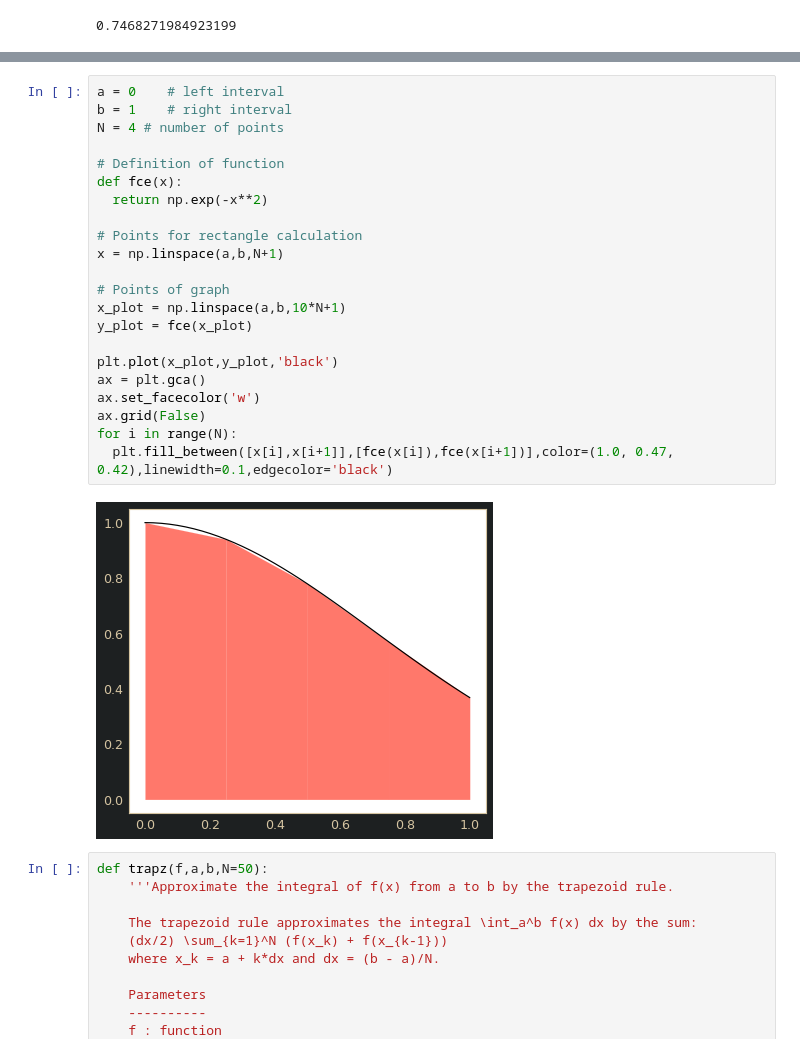
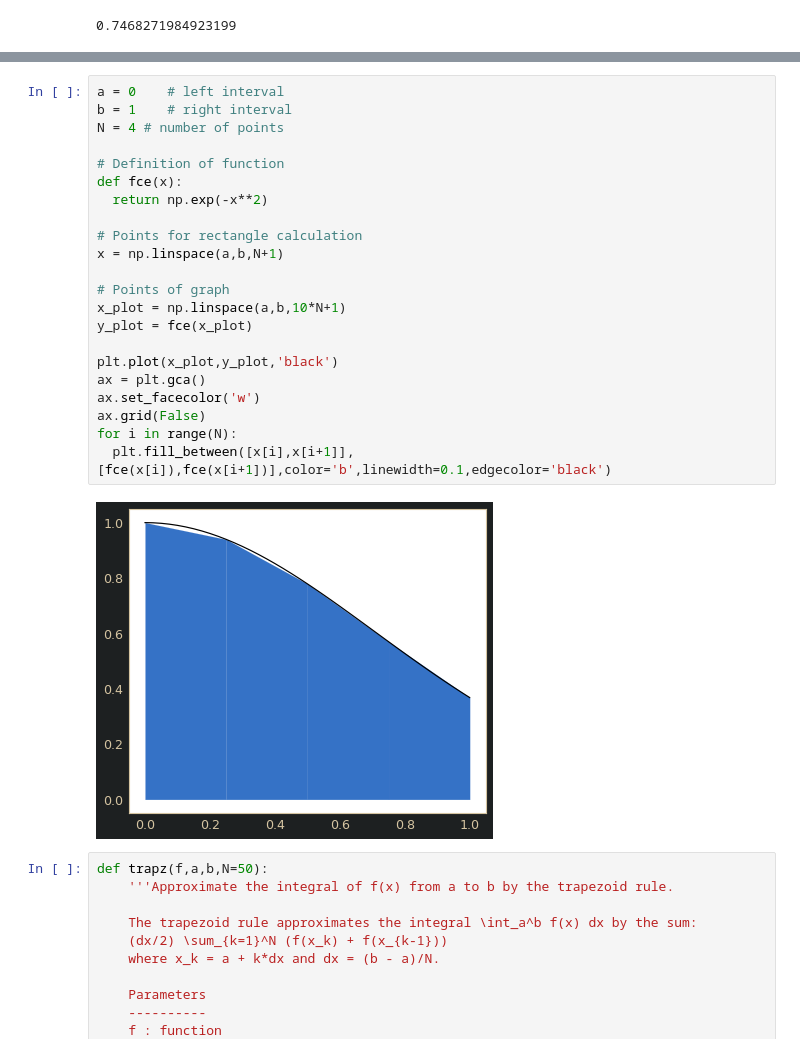
Before and after one commit to astroviki/NumericalMethods, a Jupyter notebook: Integrace.ipynb, the cells around one changed output, grey strips where cells are left out. Cells and saved outputs as stored; diff of their text form.

```diff
--- a/Integrace.ipynb
+++ b/Integrace.ipynb
@@ -115,27 +115,27 @@ které tvoří na daném intervalu $(a,b)$ sada $N$ ekvidistantních bodů.
 # %%
 a = 0    # left interval
 b = 1    # right interval
 N = 4 # number of points
 
 # Definition of function
 def fce(x):
   return np.exp(-x**2)
 
 # Points for rectangle calculation
 x = np.linspace(a,b,N+1)
 
 # Points of graph
 x_plot = np.linspace(a,b,10*N+1)
 y_plot = fce(x_plot)
 
 plt.plot(x_plot,y_plot,'black')
 ax = plt.gca()
 ax.set_facecolor('w')
 ax.grid(False)
 for i in range(N):
-  plt.fill_between([x[i],x[i+1]],[fce(x[i]),fce(x[i+1])],color=(1.0, 0.47, 0.42),linewidth=0.1,edgecolor='black')
+  plt.fill_between([x[i],x[i+1]],[fce(x[i]),fce(x[i+1])],color='b',linewidth=0.1,edgecolor='black')
 # %% [output]
-[figure, old version]
+[figure, new version]
 # %%
 def trapz(f,a,b,N=50):
     '''Approximate the integral of f(x) from a to b by the trapezoid rule.
```
Also changed, not shown: parts of 1 cell of this notebook.
